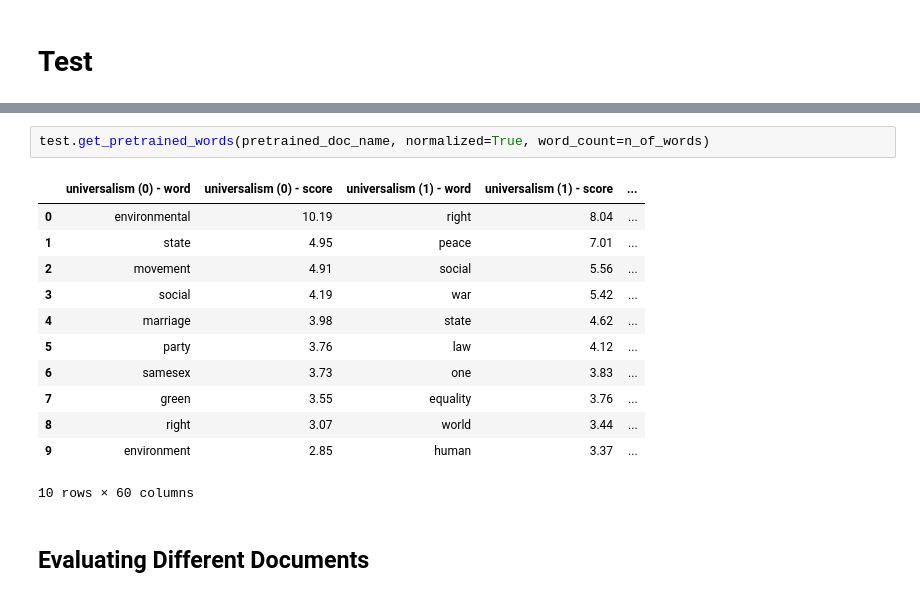
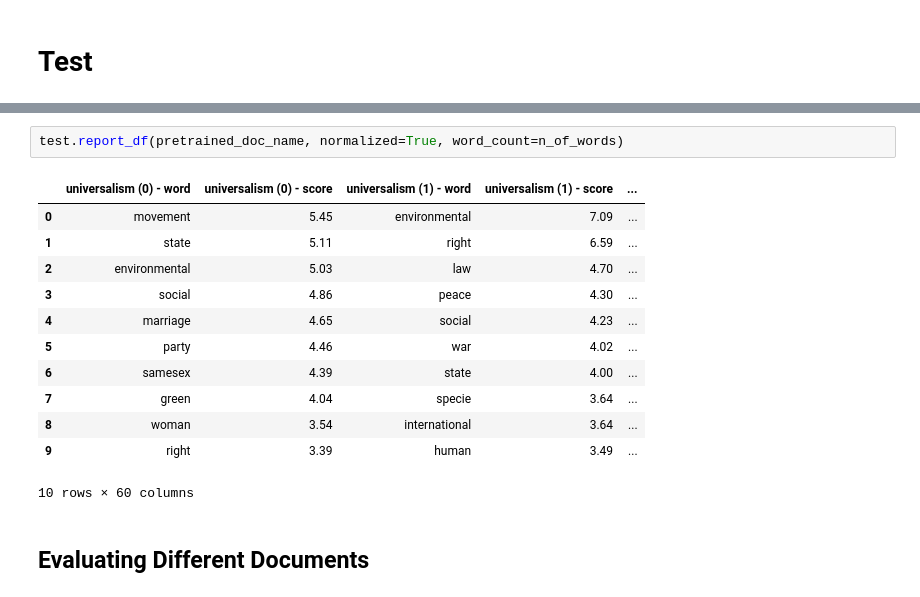
Before and after one commit to suyunu/semi-supervised-nmf, a Jupyter notebook: Semi-Supervised-NMF.ipynb, the cells around one changed output, grey strips where cells are left out. Cells and saved outputs as stored; diff of their text form.

```diff
--- a/Semi-Supervised-NMF.ipynb
+++ b/Semi-Supervised-NMF.ipynb
@@ -88,17 +88,17 @@ Topic #2: reciprocity security social behaviour safety norm individual
 # %%
-test.get_pretrained_words(pretrained_doc_name, normalized=True, word_count=n_of_words)
+test.report_df(pretrained_doc_name, normalized=True, word_count=n_of_words)
 # %% [output]
 |  | universalism (0) - word | universalism (0) - score | universalism (1) - word | universalism (1) - score | ... |
-| 0 | environmental | 10.19 | right | 8.04 | ... |
-| 1 | state | 4.95 | peace | 7.01 | ... |
-| 2 | movement | 4.91 | social | 5.56 | ... |
-| 3 | social | 4.19 | war | 5.42 | ... |
-| 4 | marriage | 3.98 | state | 4.62 | ... |
-| 5 | party | 3.76 | law | 4.12 | ... |
-| 6 | samesex | 3.73 | one | 3.83 | ... |
-| 7 | green | 3.55 | equality | 3.76 | ... |
-| 8 | right | 3.07 | world | 3.44 | ... |
-| 9 | environment | 2.85 | human | 3.37 | ... |
+| 0 | movement | 5.45 | environmental | 7.09 | ... |
+| 1 | state | 5.11 | right | 6.59 | ... |
+| 2 | environmental | 5.03 | law | 4.70 | ... |
+| 3 | social | 4.86 | peace | 4.30 | ... |
+| 4 | marriage | 4.65 | social | 4.23 | ... |
+| 5 | party | 4.46 | war | 4.02 | ... |
+| 6 | samesex | 4.39 | state | 4.00 | ... |
+| 7 | green | 4.04 | specie | 3.64 | ... |
+| 8 | woman | 3.54 | international | 3.64 | ... |
+| 9 | right | 3.39 | human | 3.49 | ... |
 10 rows × 60 columns
 # %% [markdown]
 ## Evaluating Different Documents
```
Also changed, not shown: parts of 6 cells of this notebook, 1 other file.
